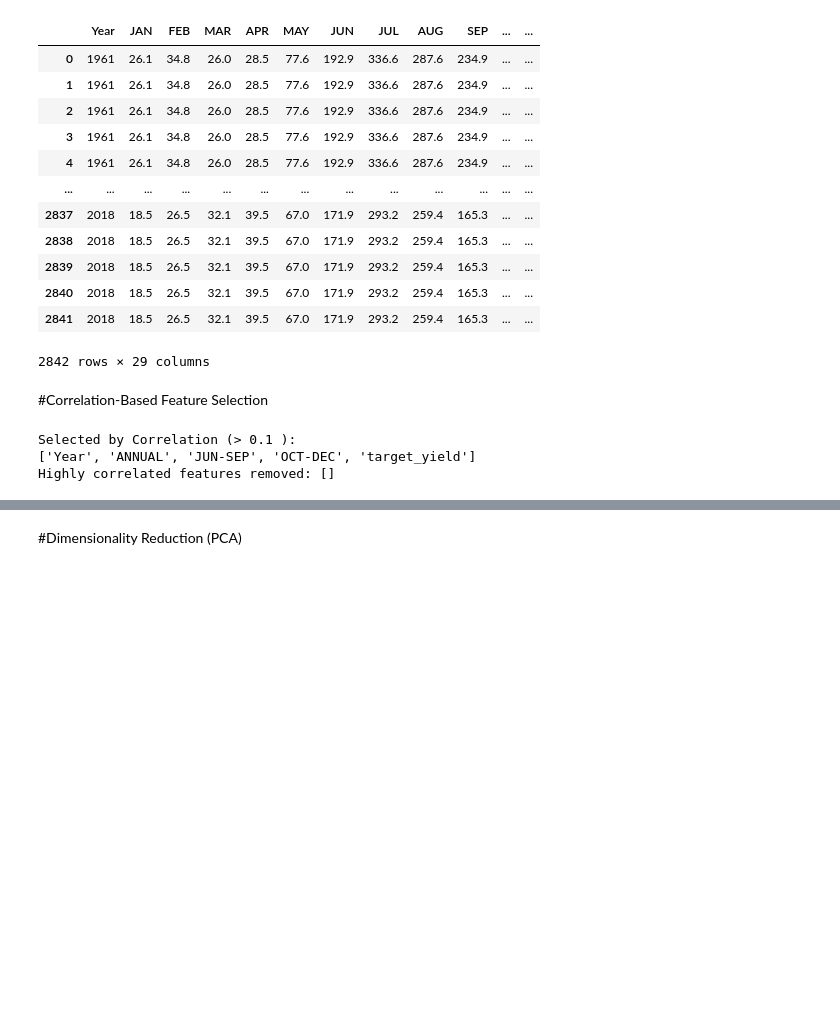
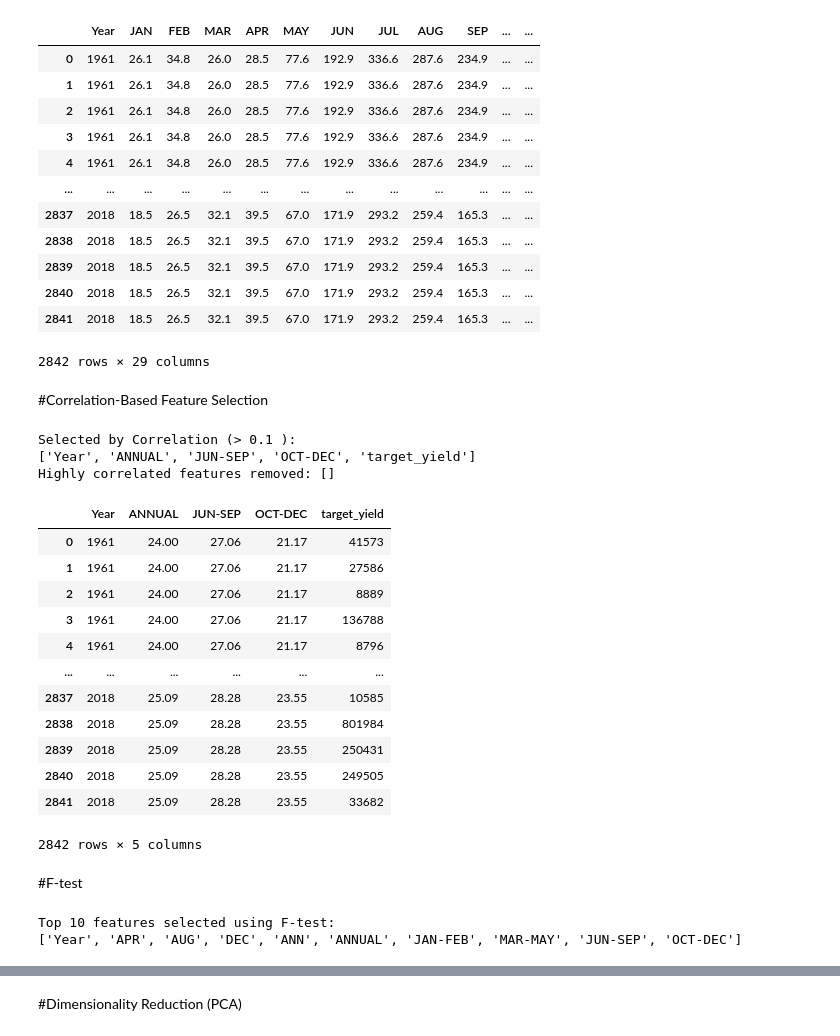
Before and after one commit to sandeepa-ukr/AI-Based-Crop-Predection, a Jupyter notebook: untitled.ipynb, the cells around one changed output, grey strips where cells are left out. Saved outputs shown, nothing was run; the diff lists cells and outputs as text; code cells hidden in the pictures; blank space fills up the shorter version.

```diff
--- a/untitled.ipynb
+++ b/untitled.ipynb
@@ -558,20 +562,20 @@ train_data
 #Correlation-Based Feature Selection
 # %%
 # Keep only numeric columns before correlation
-train_data = train_data.select_dtypes(include=[np.number])
+numeric_data = train_data.select_dtypes(include=[np.number])
 
 correlation_threshold = 0.1   # you may change to 0.1
 
-corr_with_target = train_data.corr()['target_yield'].abs()
+corr_with_target = numeric_data.corr()['target_yield'].abs()
 selected_corr_features = corr_with_target[corr_with_target > correlation_threshold].index.tolist()
 
 print("Selected by Correlation (>", correlation_threshold, "):")
 print(selected_corr_features)
 
-train_data = train_data[selected_corr_features]
+numeric_data = numeric_data[selected_corr_features]
 
 # Remove multicollinearity
-corr_matrix = train_data.corr().abs()
+corr_matrix = numeric_data.corr().abs()
 upper_triangle = np.triu(np.ones(corr_matrix.shape), k=1).astype(bool)
 upper_triangle_corr = corr_matrix.where(upper_triangle)
 
@@ -581,20 +585,38 @@ to_drop = [column for column in upper_triangle_corr.columns
 
 print("Highly correlated features removed:", to_drop)
 
-train_data = train_data.drop(columns=to_drop)
+numeric_data = numeric_data.drop(columns=to_drop)
 
 # Final numeric features (except target)
-numeric_features = train_data.columns.tolist()
+numeric_features = numeric_data.columns.tolist()
 numeric_features.remove('target_yield')
 # %% [output]
 Selected by Correlation (> 0.1 ):
 ['Year', 'ANNUAL', 'JUN-SEP', 'OCT-DEC', 'target_yield']
 Highly correlated features removed: []
+# %%
+numeric_data
+# %% [output]
+|  | Year | ANNUAL | JUN-SEP | OCT-DEC | target_yield |
+| 0 | 1961 | 24.00 | 27.06 | 21.17 | 41573 |
+| 1 | 1961 | 24.00 | 27.06 | 21.17 | 27586 |
+| 2 | 1961 | 24.00 | 27.06 | 21.17 | 8889 |
+| 3 | 1961 | 24.00 | 27.06 | 21.17 | 136788 |
+| 4 | 1961 | 24.00 | 27.06 | 21.17 | 8796 |
+| ... | ... | ... | ... | ... | ... |
+| 2837 | 2018 | 25.09 | 28.28 | 23.55 | 10585 |
+| 2838 | 2018 | 25.09 | 28.28 | 23.55 | 801984 |
+| 2839 | 2018 | 25.09 | 28.28 | 23.55 | 250431 |
+| 2840 | 2018 | 25.09 | 28.28 | 23.55 | 249505 |
+| 2841 | 2018 | 25.09 | 28.28 | 23.55 | 33682 |
+2842 rows × 5 columns
+# %% [markdown]
+#F-test
 # %%
 from sklearn.feature_selection import SelectKBest, f_regression
-
-X = train_data.drop(columns=['target_yield'])
-y = train_data['target_yield']
+FTest_data = train_data.select_dtypes(include=[np.number])
+X = FTest_data.drop(columns=['target_yield'])
+y = FTest_data['target_yield']
 
 k = 10  # choose how many features you want
 selector = SelectKBest(score_func=f_regression, k=k)
@@ -606,4 +628,7 @@ print("Top", k, "features selected using F-test:")
 print(selected_f_features)
 
 # Keep only these features
-train_data = train_data[selected_f_features + ['target_yield']]
+FTest_data = FTest_data[selected_f_features + ['target_yield']]
+# %% [output]
+Top 10 features selected using F-test:
+['Year', 'APR', 'AUG', 'DEC', 'ANN', 'ANNUAL', 'JAN-FEB', 'MAR-MAY', 'JUN-SEP', 'OCT-DEC']
```
Also changed, not shown: parts of 13 cells of this notebook.
